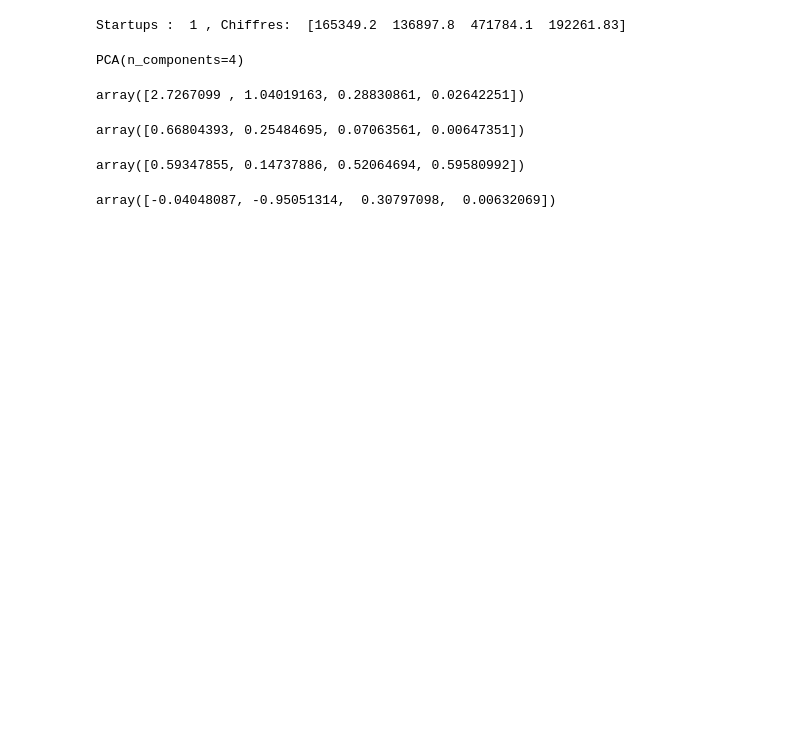
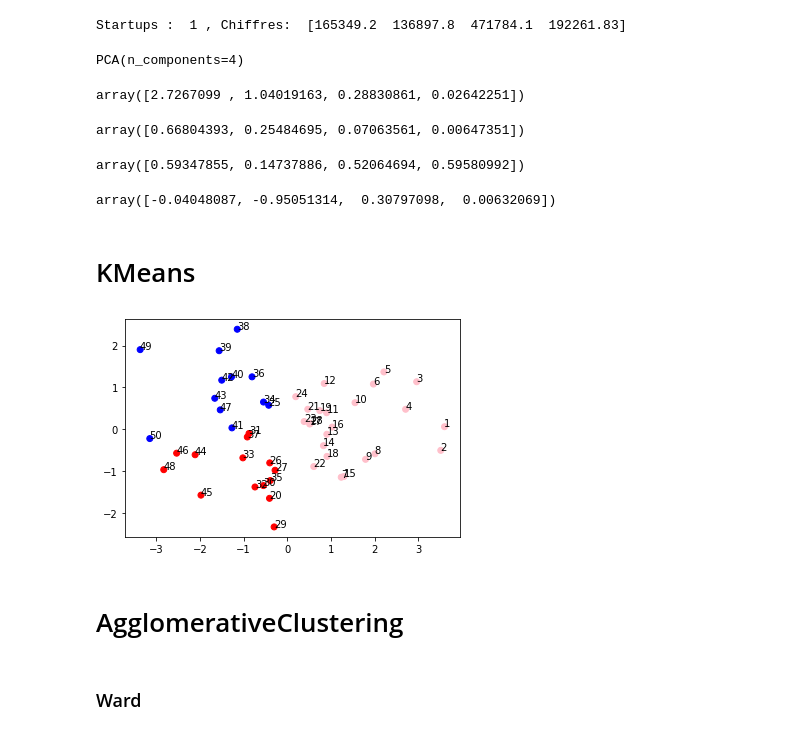
Before and after one commit to Kcrach/TP1_TA, a Jupyter notebook: TP-ANS/NoteBook_GUILLOTIN_ALCARAZ.ipynb, the cells around one changed output. Drawn from its saved outputs; the diff is of its cells as text; code cells hidden in the pictures; blank space fills up the shorter version.

```diff
--- a/TP-ANS/NoteBook_GUILLOTIN_ALCARAZ.ipynb
+++ b/TP-ANS/NoteBook_GUILLOTIN_ALCARAZ.ipynb
@@ -231,3 +235,5 @@ pca.components_[1,:]
 array([-0.04048087, -0.95051314,  0.30797098,  0.00632069])
 # %%
 X_pca=pca.transform(Xnorm)
+# %% [markdown]
+# KMeans
@@ -233,0 +244,14 @@ X_pca=pca.transform(Xnorm)
+# %%
+clustering = KMeans(n_clusters=3, random_state=0).fit_predict(X_pca)
+# %%
+colors = ['red','yellow','blue','pink']
+plt.scatter(X_pca[:, 0], X_pca[:, 1], c= clustering, cmap=matplotlib.colors.ListedColormap(colors))
+for label, x, y in zip(labels, X_pca[:, 0], X_pca[:, 1]):
+    plt.annotate(label, xy=(x, y), xytext=(-0.2, 0.2), textcoords='offset points')
+plt.show()
+# %% [output]
+[figure, added]
+# %% [markdown]
+# AgglomerativeClustering
+# %% [markdown]
+<h3>Ward</h3>
```
Also changed, not shown: parts of 16 cells of this notebook.
